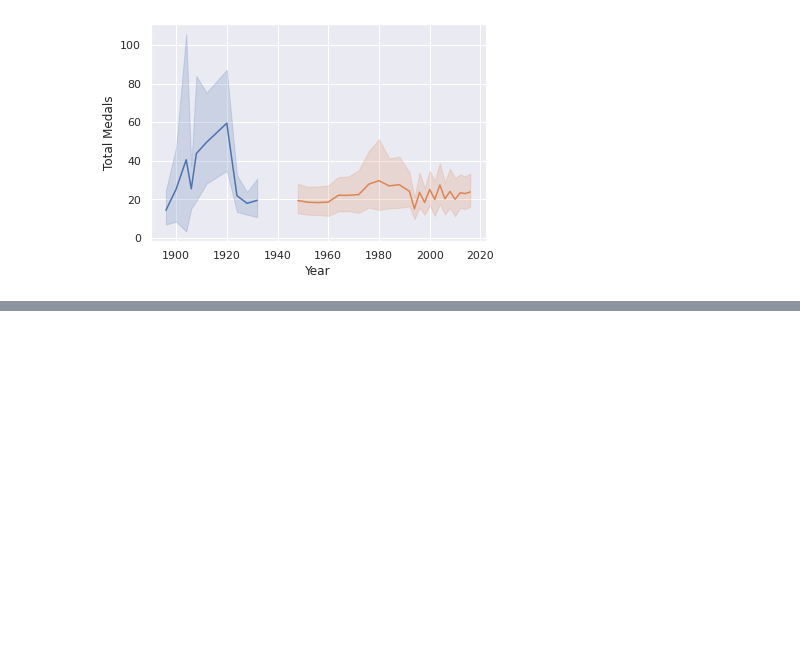
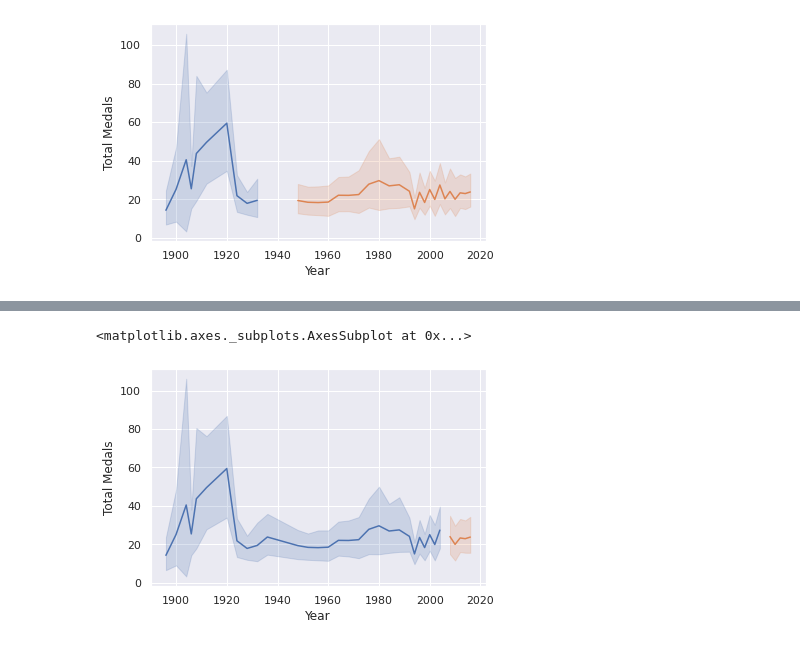
Before and after one commit to Nourankh20/Data-Visualization, a Jupyter notebook: Visualization.ipynb, the cells around one changed output, grey strips where cells are left out. Drawn from its saved outputs; the diff is of its cells as text; code cells hidden in the pictures; blank space fills up the shorter version.

```diff
--- a/Visualization.ipynb
+++ b/Visualization.ipynb
@@ -800,0 +813,12 @@ sns.lineplot(x="Year", y="Total Medals",data=after_gold_Egypt)
+# %%
+first_gold_Germany = grouped[grouped.index == 'Germany'].Year.values[0]
+
+
+before_gold_Germany = total_m[total_m['Year'] < first_gold_Germany]
+after_gold_Germany = total_m[total_m['Year'] > first_gold_Germany]
+
+sns.lineplot(x="Year", y="Total Medals",data=before_gold_Germany)
+sns.lineplot(x="Year", y="Total Medals",data=after_gold_Germany)
+# %% [output]
+<matplotlib.axes._subplots.AxesSubplot at 0x...>
+[figure, added]
```
Also changed, not shown: parts of 1 cell of this notebook.
